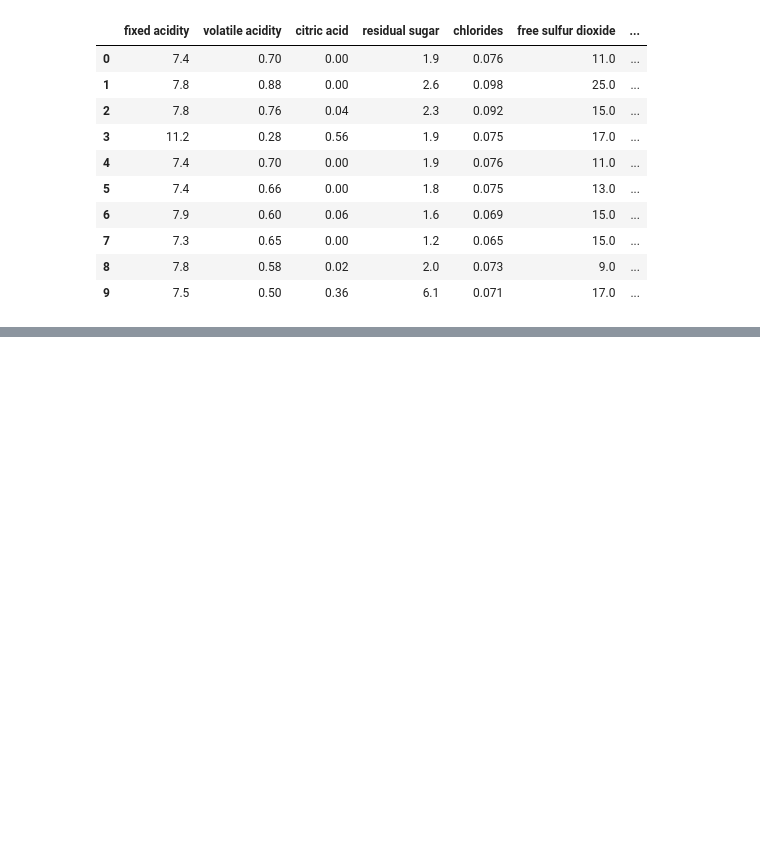
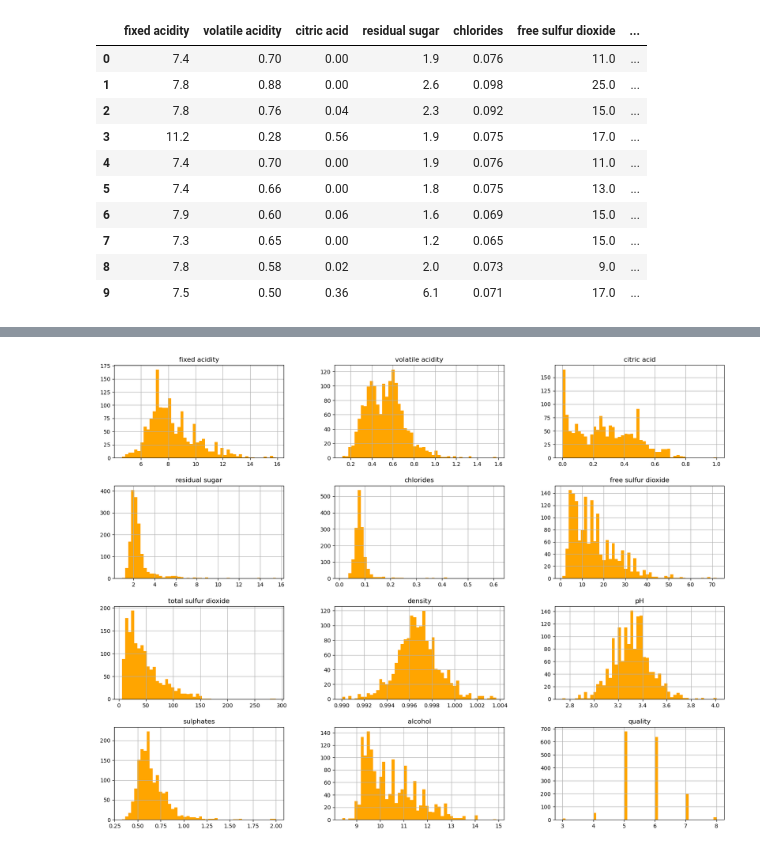
Before and after one commit to anikpk/Wine-Quality--End-to-End--ML-Projects, a Jupyter notebook: research/Experiment.ipynb, the cells around one changed output, grey strips where cells are left out. Saved outputs shown, nothing was run; the diff lists cells and outputs as text; code cells hidden in the pictures; blank space fills up the shorter version.

```diff
--- a/research/Experiment.ipynb
+++ b/research/Experiment.ipynb
@@ -49,0 +116,5 @@ wines.corr()
+# %%
+wines.hist(bins=50, figsize=(20,15), color = "orange")
+plt.show()
+# %% [output]
+[figure, added]
```
Also changed, not shown: parts of 25 cells of this notebook.
